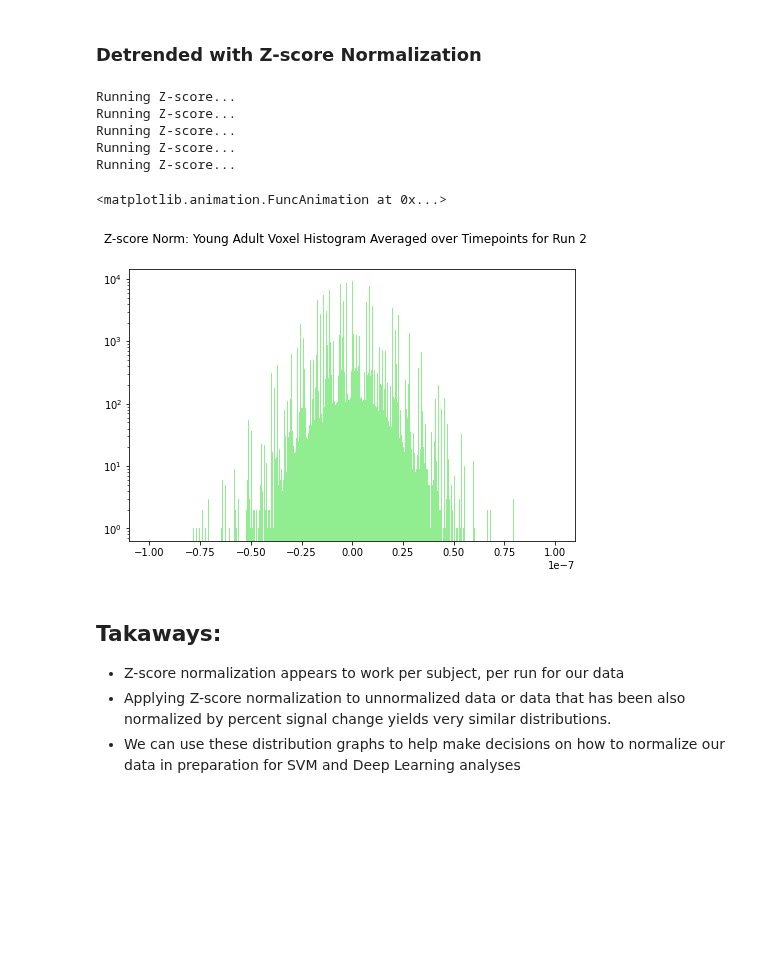
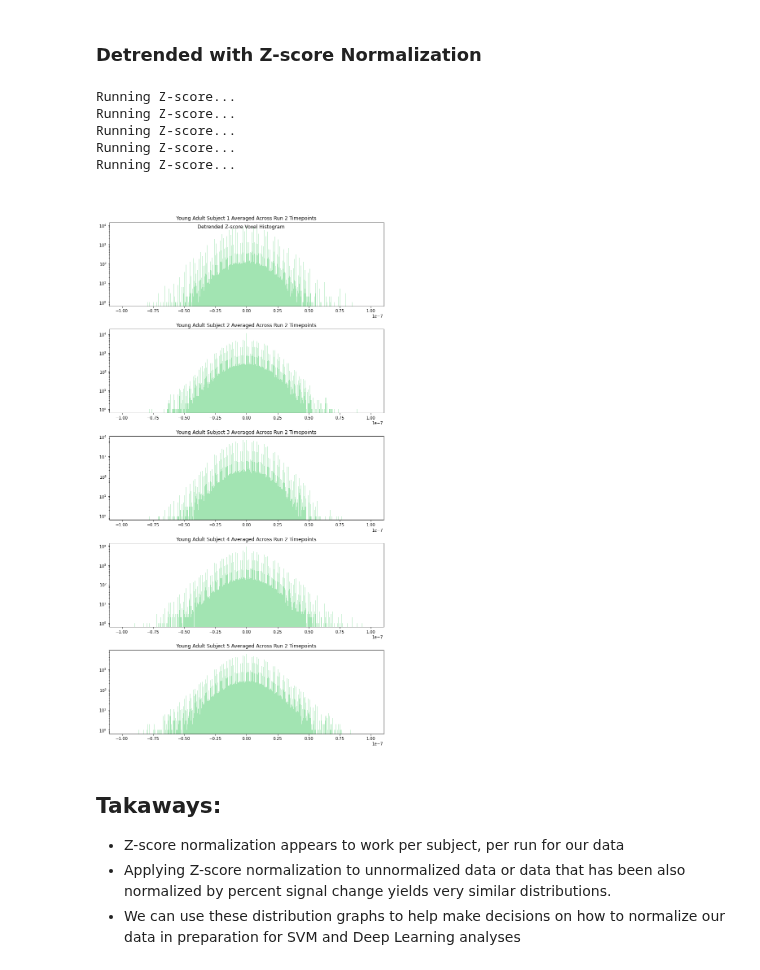
Before and after one commit to staceybeck/teambrainiac, a Jupyter notebook: source/group_svm/Explore_data.ipynb, the cells around one changed output. Cells and saved outputs as stored; diff of their text form; code cells hidden in the pictures; blank space fills up the shorter version.

```diff
--- a/source/group_svm/Explore_data.ipynb
+++ b/source/group_svm/Explore_data.ipynb
@@ -130,13 +152,13 @@ def plot_dist_across_subjects(data, run, num_bins, sub_ids, norm, n_sub, data_ty
     for indx, arr in enumerate(small_set[:n_sub]):
       if norm == "Z-score":
         axs[indx].title.set_text(f"{data_type} Subject {indx + 1} Averaged Across Run {run+1} Timepoints")
-        axs[indx].hist(arr, num_bins, facecolor='lightblue', log = True, range = (-.0000001, .0000001)) # removed outliers
+        axs[indx].hist(arr, num_bins, facecolor='#a2e4b2', log = True, range = (-.0000001, .0000001)) # removed outliers
       elif norm == "Percent Signal Change":
         axs[indx].title.set_text(f"{data_type} Subject {indx + 1} Averaged Across Run {run+1} Timepoints")
-        axs[indx].hist(arr, num_bins, facecolor='lightblue', log = True, range = (-.0000001, .0000001)) # removed outliers
+        axs[indx].hist(arr, num_bins, facecolor='#a2e4b2', log = True, range = (-.0000001, .0000001)) # removed outliers
       elif norm == 'Unnormalized':
         axs[indx].title.set_text(f"{data_type} Subject {indx + 1} Averaged Across Run {run+1} Timepoints")
-        axs[indx].hist(arr, num_bins, facecolor='lightblue', log = True)#, range = (-.0000001, .0000001))#, range = (-200, 200)) #, width = 1500)
+        axs[indx].hist(arr, num_bins, facecolor='#a2e4b2', log = True)#, range = (-.0000001, .0000001))#, range = (-200, 200)) #, width = 1500)
 
 
     plt.savefig(f'/content/gdrive/MyDrive/sub_norm/five_{data_type}_run{run + 1}_vox_hist_{norm}.png', dpi = 200)
@@ -208,13 +230,13 @@ def plot_dist_first_subject(data, num_bins, data_norm, detrend, data_type, plot_
     for indx, matrix in enumerate(single_4run_norm):
       if data_norm == "Z-score":
         axs[indx].title.set_text(f"{data_type} Subject Averaged Across Run {indx+1} Timepoints")
-        axs[indx].hist(matrix, num_bins, facecolor='lightblue', log = True, range = (-.0000001, .0000001))#, range = (-200, 200)) # removed outliers
+        axs[indx].hist(matrix, num_bins, facecolor='#a2e4b2', log = True, range = (-.0000001, .0000001))#, range = (-200, 200)) # removed outliers
       elif data_norm == "Percent Signal Change":
         axs[indx].title.set_text(f"{data_type} Subject Averaged Across Run {indx+1} Timepoints")
-        axs[indx].hist(matrix, num_bins, facecolor='lightblue', log = True, range = (-.0000001, .0000001))#, range = (-200, 200)) # removed outliers
+        axs[indx].hist(matrix, num_bins, facecolor='#a2e4b2', log = True, range = (-.0000001, .0000001))#, range = (-200, 200)) # removed outliers
       else:
         axs[indx].title.set_text(f"{data_type} Subject Averaged Across Run {indx+1} Timepoints")
-        axs[indx].hist(matrix, num_bins, facecolor='lightblue', log = True)#range = (-.0000001, .0000001))
+        axs[indx].hist(matrix, num_bins, facecolor='#a2e4b2', log = True)#range = (-.0000001, .0000001))
 
     plt.savefig(f'/content/gdrive/MyDrive/sub_norm/single_sub/{data_type}_vox_hist_{data_norm}.png', dpi = 200)
     fig.tight_layout(rect=[0, 0.03, 1, 0.95])
@@ -420,7 +442,7 @@ norm = "Unnormalized" # Unnormalized, Percent Signal Change, Z-score
 n_sub = 5
 runs = 1 # on run 2 (index starts at 0)
 num_bins = 1000
-plot_img = False # want to get the HTML render
+plot_img = True # want to get the HTML render
 sub_ids = YA
 detrend = True
 data_type = "Young Adult"
@@ -429,8 +451,9 @@ data_type = "Young Adult"
 save_path = "/content/gdrive/MyDrive/sub_norm/YA_dtrnd_Unorm_mvid.html"
 title = f'Unnormalized Young Adult Voxel Histogram Averaged over Timepoints for Run 2'
 data3 = plot_dist_across_subjects(data, runs, num_bins, sub_ids, norm, n_sub, data_type, detrend, plot_img)
-anim = five_sub_ani(data3, title, save_path, n_sub)
-anim
+if plot_img == False:
+  anim = five_sub_ani(data3, title, save_path, n_sub)
+  anim
 # %% [output]
 No Normalization...
 No Normalization...
@@ -446,7 +468,7 @@ norm = "Percent Signal Change" # Unnormalized, Percent Signal Change, Z-score
 n_sub = 5
 runs = 1 # on run 2 (index starts at 0)
 num_bins = 1000
-plot_img = False
+plot_img = True
 sub_ids = YA
 detrend = True
 data_type = "Young Adult"
@@ -456,8 +478,9 @@ data_type = "Young Adult"
 save_path = "/content/gdrive/MyDrive/sub_norm/YA_dtrnd_psc_normvid.html"
 title = f'Young Adult Percent Signal Change Voxel Histogram Averaged over Timepoints for Run 2'
 data3 = plot_dist_across_subjects(data, runs, num_bins, sub_ids, norm, n_sub, data_type, detrend, plot_img)
-anim = five_sub_ani(data3, title, save_path, n_sub)
-anim
+if plot_img == False:
+  anim = five_sub_ani(data3, title, save_path, n_sub)
+  anim
 # %% [output]
 Running Percent Signal Change...
 Running Percent Signal Change...
@@ -471,28 +493,28 @@ Running Percent Signal Change...
 # %%
 norm = "Z-score" # Unnormalized, Percent Signal Change, Z-score
 n_sub = 5
 runs = 1 # on run 2 (index starts at 0)
 num_bins = 1000
-plot_img = False
+plot_img = True
 sub_ids = YA
 detrend = True
 data_type = "Young Adult"
 
 
 # Plot the interactive version
 save_path = "/content/gdrive/MyDrive/sub_norm/YA_dtrnd_ZSCORE_normvid.html"
 title = f'Z-score Norm: Young Adult Voxel Histogram Averaged over Timepoints for Run 2'
 data3 = plot_dist_across_subjects(data, runs, num_bins, sub_ids, norm, n_sub, data_type, detrend, plot_img)
-anim = five_sub_ani(data3, title, save_path, n_sub)
-anim
+if plot_img == False:
+  anim = five_sub_ani(data3, title, save_path, n_sub)
+  anim
 # %% [output]
 Running Z-score...
 Running Z-score...
 Running Z-score...
 Running Z-score...
 Running Z-score...
-<matplotlib.animation.FuncAnimation at 0x...>
-[figure, old version]
+[figure, new version]
 # %% [markdown]
 ## Takaways:
 - Z-score normalization appears to work per subject, per run for our data
```
Also changed, not shown: parts of 7 cells of this notebook.
